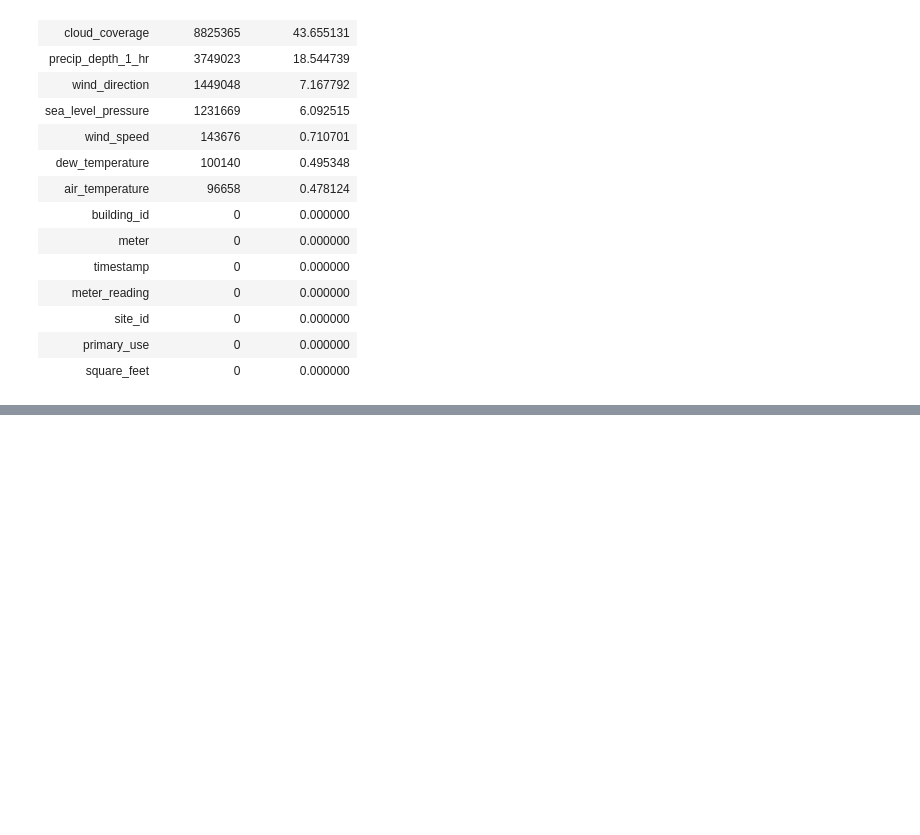
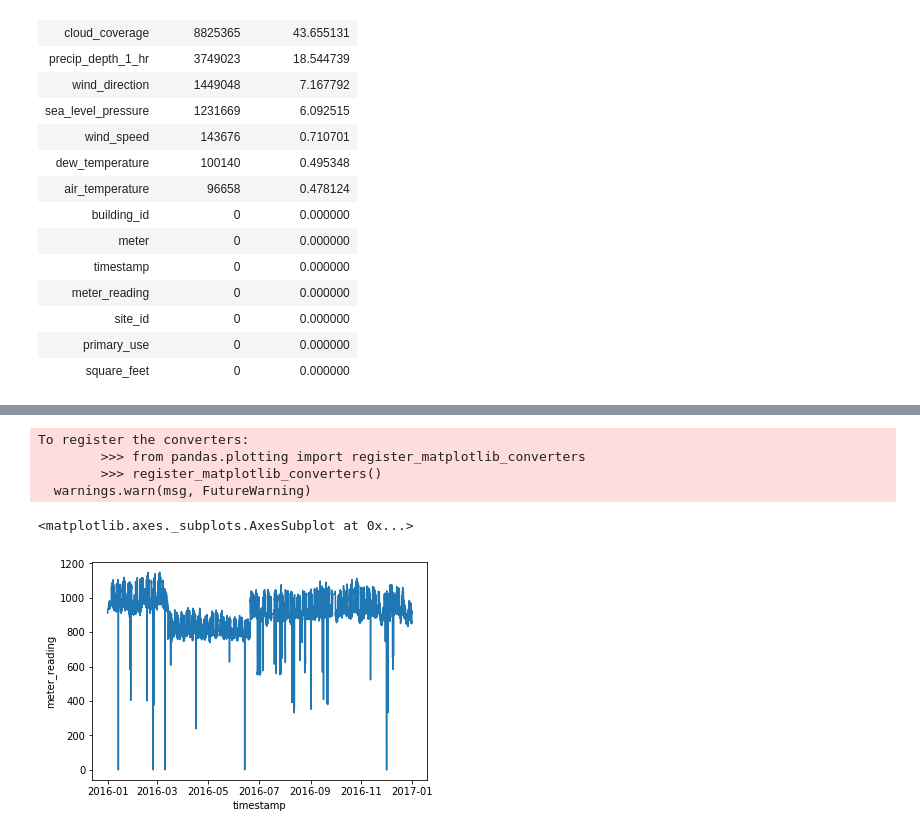
Before and after one commit to haataa/Great_Energy_Predictor, a Jupyter notebook: EDA.ipynb, the cells around one changed output, grey strips where cells are left out. Saved outputs shown, nothing was run; the diff lists cells and outputs as text; code cells hidden in the pictures; blank space fills up the shorter version.

Commit message:
feat: add target ts plot

```diff
--- a/EDA.ipynb
+++ b/EDA.ipynb
@@ -258,3 +272,6 @@ dtype: object
+# %%
+df_train_total["timestamp"] = pd.to_datetime(df_train_total["timestamp"], format='%Y-%m-%d %H:%M:%S')
+df_test_total["timestamp"] = pd.to_datetime(df_test_total["timestamp"], format='%Y-%m-%d %H:%M:%S')
 # %% [markdown]
 # Check Missing Values
 # %%
@@ -296,0 +336,3 @@ df_colmissing
+# %%
+df_one_building = df_train_total[(df_train_total.building_id == 1258) &
+                                 (df_train_total.meter == 0)]
@@ -296,0 +348,9 @@ df_colmissing
+# %%
+sns.lineplot(x='timestamp',y='meter_reading',data=df_one_building)
+# %% [output]
+To register the converters:
+        >>> from pandas.plotting import register_matplotlib_converters
+        >>> register_matplotlib_converters()
+  warnings.warn(msg, FutureWarning)
+<matplotlib.axes._subplots.AxesSubplot at 0x...>
+[figure, added]
```
Also changed, not shown: parts of 9 cells of this notebook.
